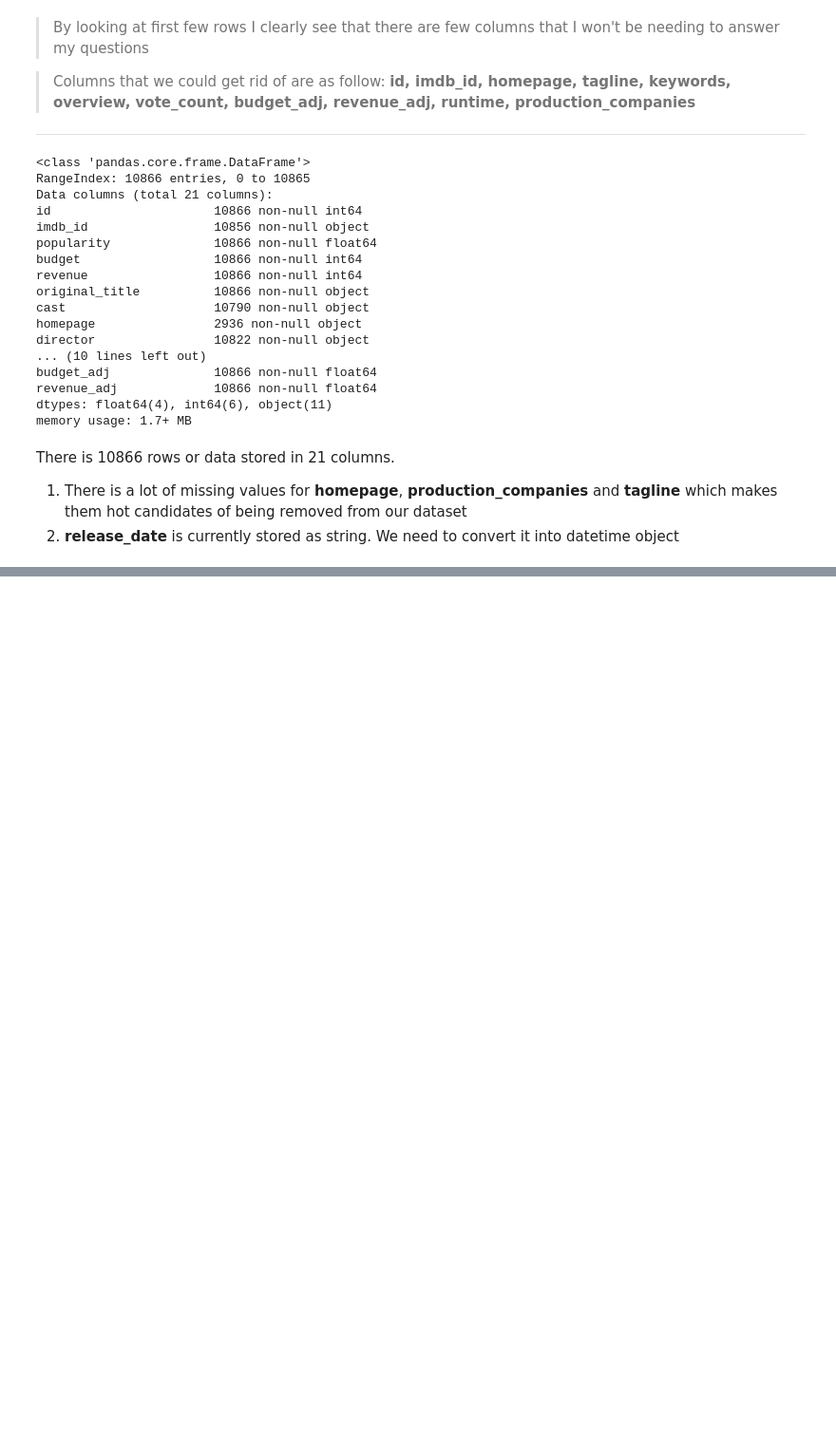
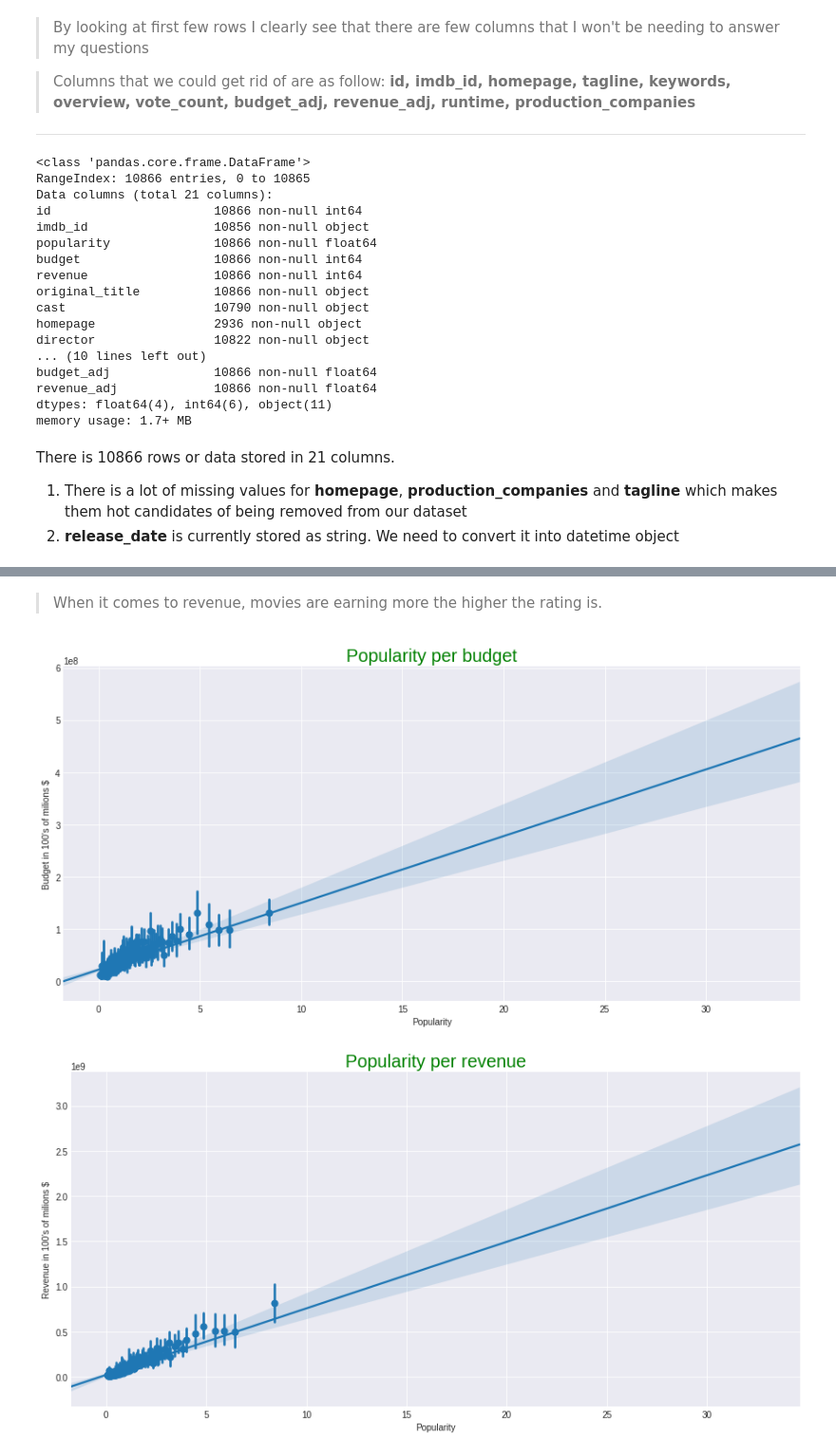
Before and after one commit to pe1te3son/investigate_dataset_p3, a Jupyter notebook: Investigate_a_Dataset.ipynb, the cells around one changed output, grey strips where cells are left out. Shown: that part at 95% size. Drawn from its saved outputs; the diff is of its cells as text; code cells hidden in the pictures; blank space fills up the shorter version.

```diff
--- a/Investigate_a_Dataset.ipynb
+++ b/Investigate_a_Dataset.ipynb
@@ -171,0 +281,18 @@ call(['python', '-m', 'nbconvert', 'Investigate_a_Dataset1.ipynb'])
+# %% [markdown]
+> When it comes to revenue, movies are earning more the higher the rating is.
+# %%
+plt.style.use('seaborn-darkgrid')
+sns.lmplot(data=df, x="popularity", y="budget", size=6, aspect=2, x_bins=200, fit_reg=True);
+
+plt.title("Popularity per budget", fontsize=20, fontweight=34, color="green");
+plt.xlabel("Popularity");
+plt.ylabel("Budget in 100's of milions $");
+
+sns.lmplot(data=df, x="popularity", y="revenue", size=6, aspect=2, x_bins=200, fit_reg=True);
+
+plt.title("Popularity per revenue", fontsize=20, fontweight=34, color="green");
+plt.xlabel("Popularity");
+plt.ylabel("Revenue in 100's of milions $");
+# %% [output]
+[figure, added]
+[figure, added]
```
Also changed, not shown: parts of 54 cells of this notebook, 2 other files.
